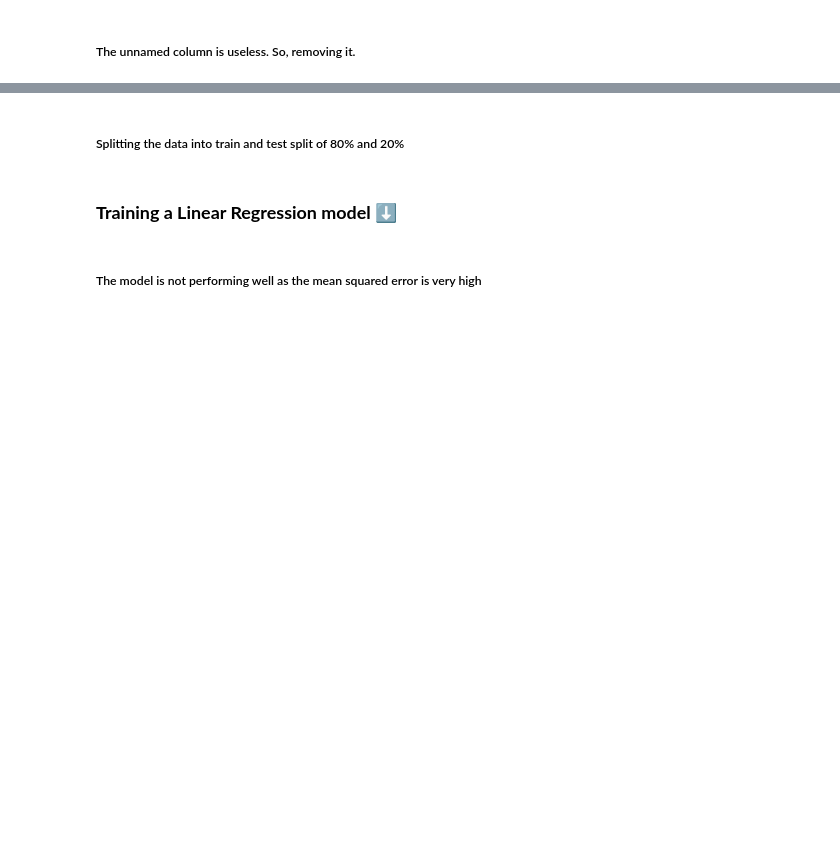
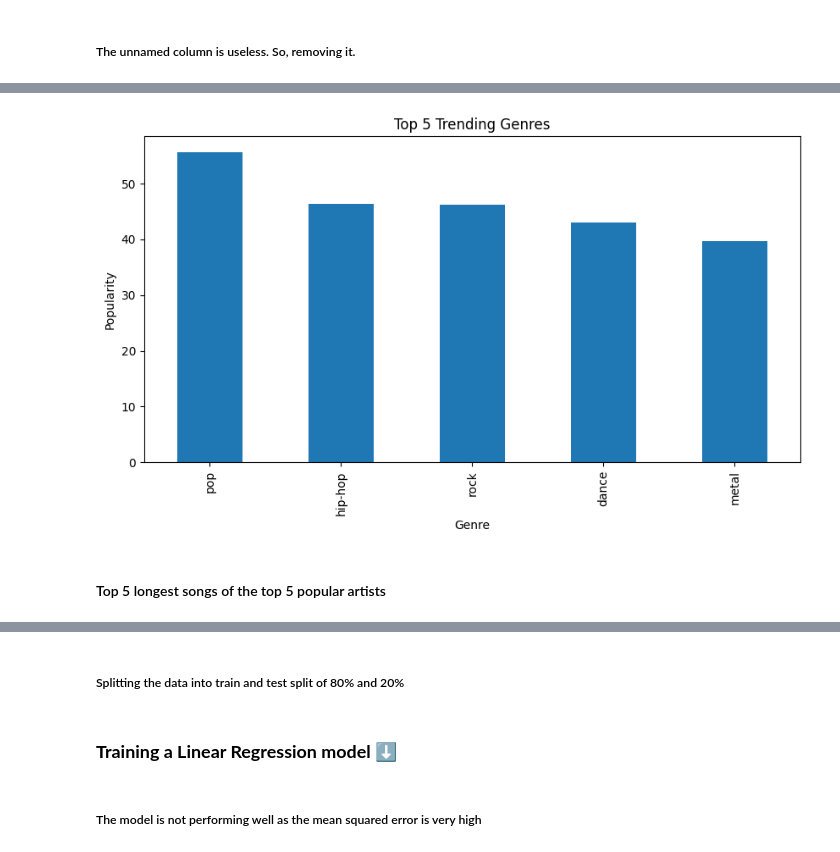
Before and after one commit to Abstract-Dex/Spotify-Data-Insights, a Jupyter notebook: main.ipynb, the cells around one changed output, grey strips where cells are left out. Drawn from its saved outputs; the diff is of its cells as text; code cells hidden in the pictures; blank space fills up the shorter version.

```diff
--- a/main.ipynb
+++ b/main.ipynb
@@ -33,0 +142,3 @@ df.describe()
+# %%
+trending_genres=df.groupby('genre')['popularity'].mean().sort_values(ascending=False).head(5)
+trending_genres
@@ -33,0 +153,7 @@ df.describe()
+# %%
+trending_genres.plot(kind='bar',figsize=(10,5),xlabel='Genre',ylabel='Popularity',title='Top 5 Trending Genres')
+plt.show()
+# %% [output]
+[figure, added]
+# %% [markdown]
+#### Top 5 longest songs of the top 5 popular artists
```
Also changed, not shown: parts of 41 cells of this notebook.
